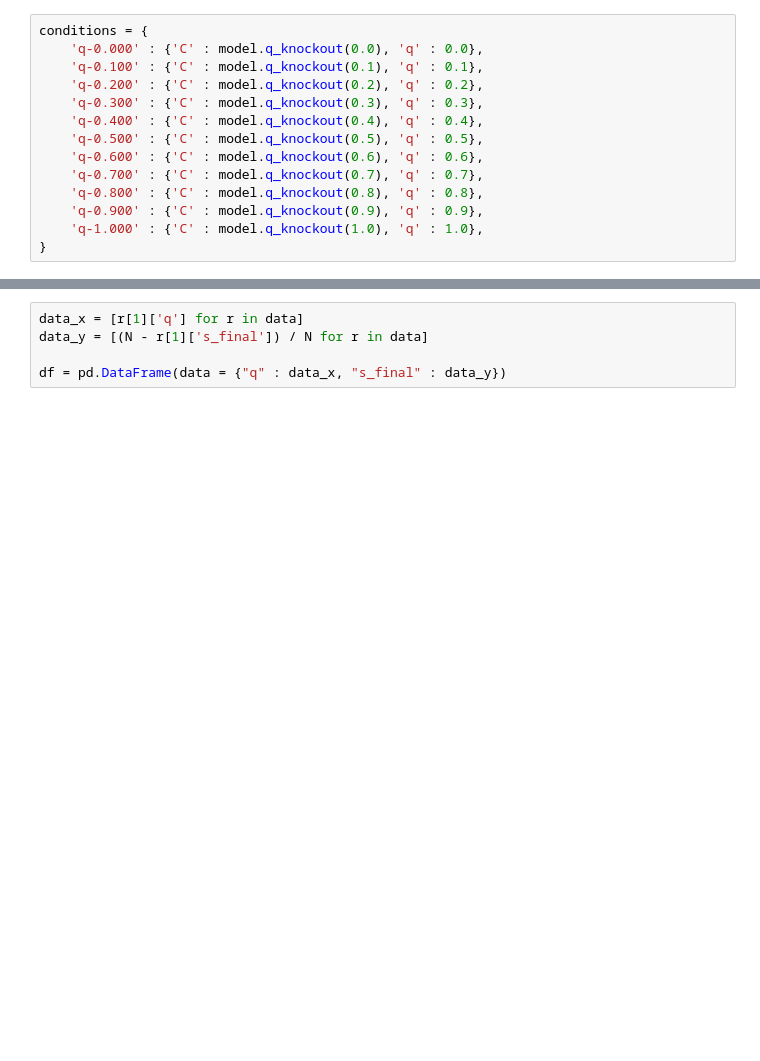
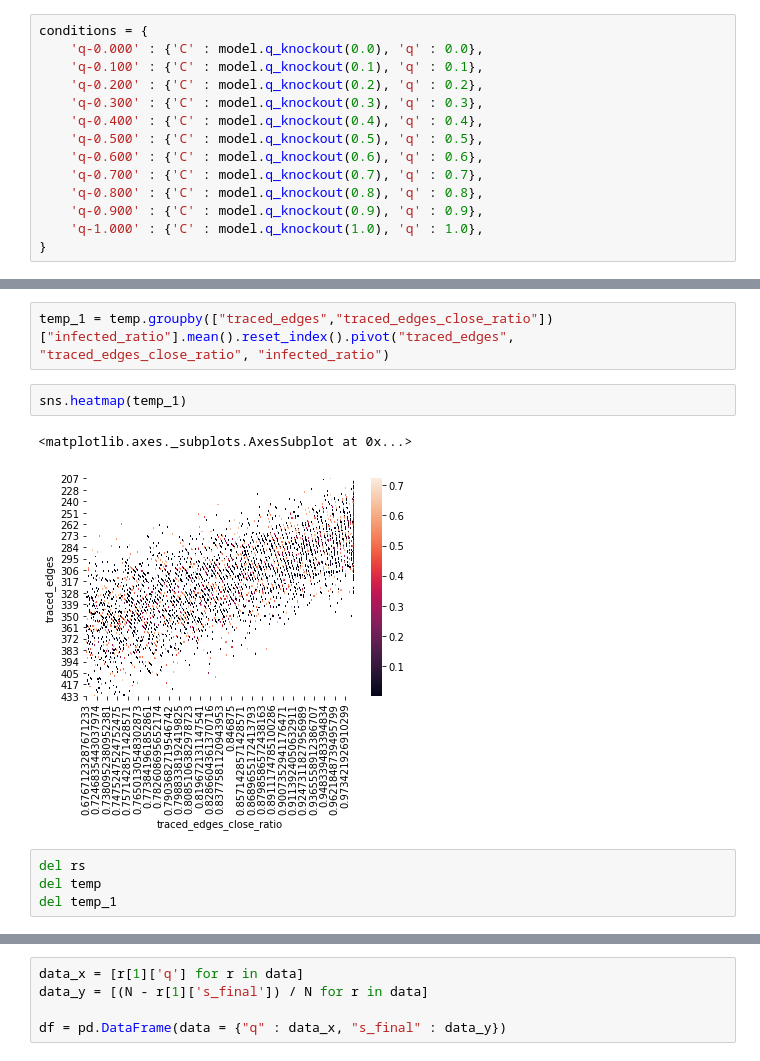
Before and after one commit to sbenthall/privacy-abm, a Jupyter notebook: contact-tracing/code/Python/Experiment--Varying q on WS with p* A*.ipynb, the cells around one changed output, grey strips where cells are left out. Cells and saved outputs as stored; diff of their text form; blank space fills up the shorter version.

```diff
--- a/contact-tracing/code/Python/Experiment--Varying q on WS with p* A*.ipynb
+++ b/contact-tracing/code/Python/Experiment--Varying q on WS with p* A*.ipynb
@@ -140,0 +155,11 @@ epidemic_size = {
+# %%
+temp_1 = temp.groupby(["traced_edges","traced_edges_close_ratio"])["infected_ratio"].mean().reset_index().pivot("traced_edges", "traced_edges_close_ratio", "infected_ratio")
+# %%
+sns.heatmap(temp_1)
+# %% [output]
+<matplotlib.axes._subplots.AxesSubplot at 0x...>
+[figure, added]
+# %%
+del rs
+del temp
+del temp_1
```
Also changed, not shown: parts of 33 cells of this notebook, 3 other files.
